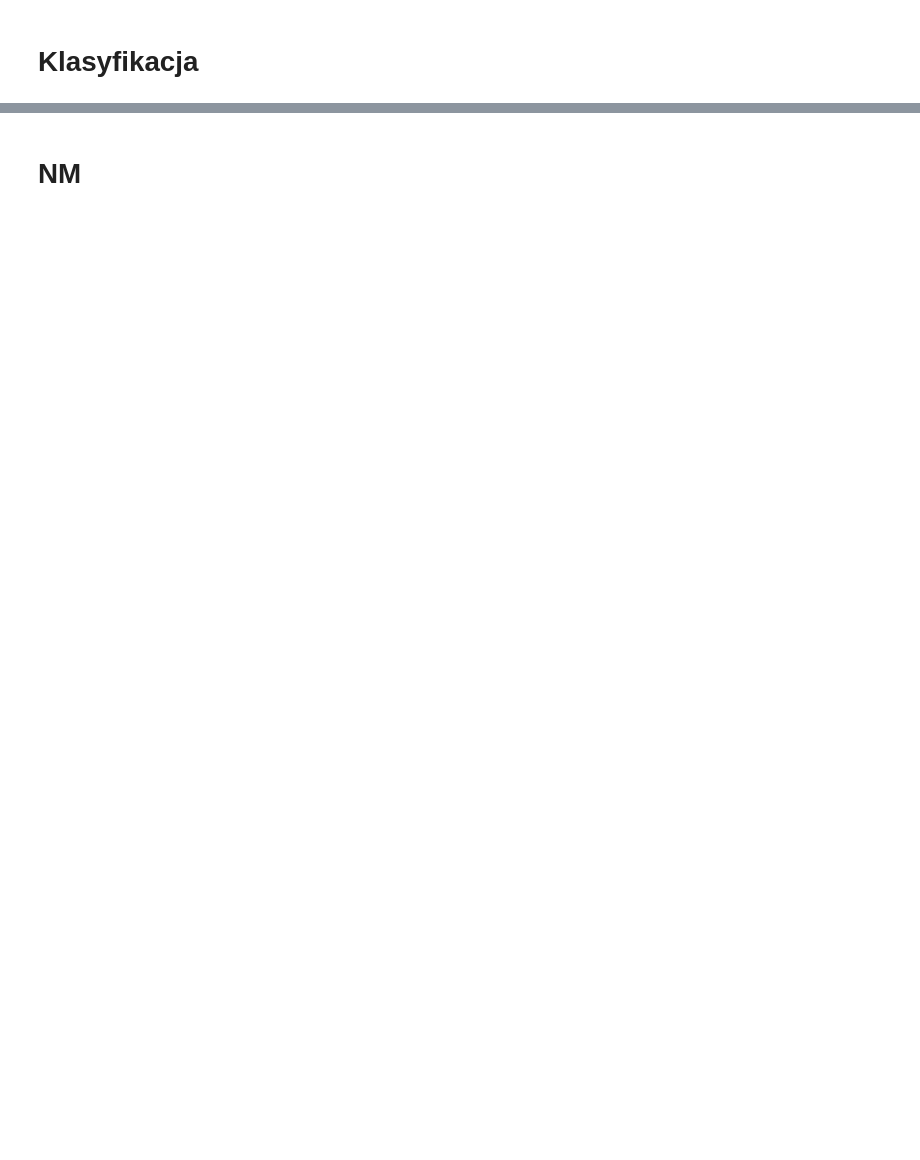
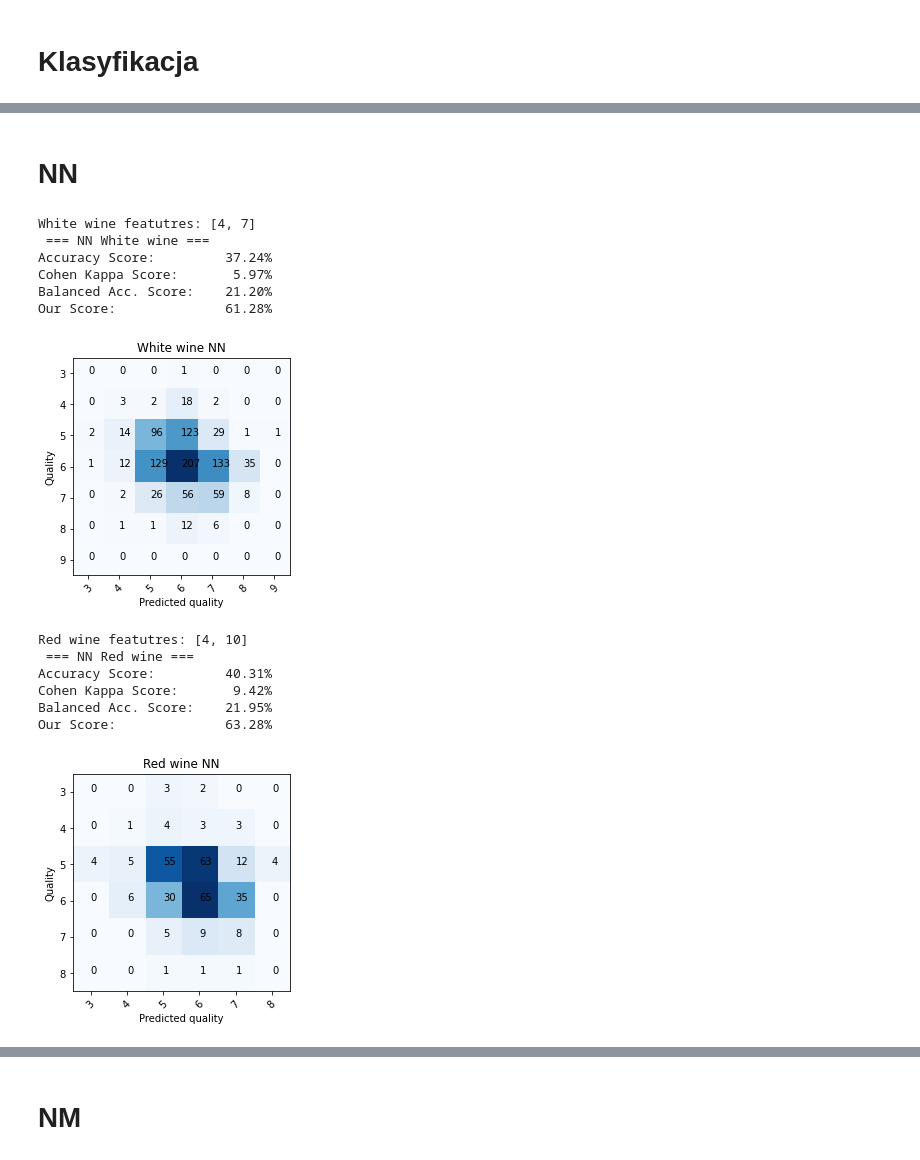
Before and after one commit to startled-cat/wine-quality-classification, a Jupyter notebook: projekt/wine.ipynb, the cells around one changed output, grey strips where cells are left out. Cells and saved outputs as stored; diff of their text form; code cells hidden in the pictures; blank space fills up the shorter version.

```diff
--- a/projekt/wine.ipynb
+++ b/projekt/wine.ipynb
@@ -63,11 +85,19 @@ class Wine:
                 self.normalize()
 
             self.quantities = {}
+            self.train_quantities = {}
+
+            self.train_populated_classes = []
             self.populated_classes = []
+
             for c in ALL_CLASSES:
                 self.quantities[c] = len(self.df[self.df.quality.isin([c])])
+                self.train_quantities[c] = len(self.train[self.train.quality.isin([c])])
+
                 if self.quantities[c] > 0:
                     self.populated_classes.append(c)
+                if self.train_quantities[c] > 0:
+                    self.train_populated_classes.append(c)
 
 
 
@@ -106,6 +136,7 @@ class Wine:
         print(f'{self.name} sample quantity by class (quality): ')
         print(self.quantities)
         print(f'{self.name} populated classes: {self.populated_classes}')
+        print(f'{self.name} populated classes (train set): {self.train_populated_classes}')
         print()
 # %% [output]
 working directory: F:\git
@@ -218,11 +269,12 @@ class FeatureSelector():
         return best_features
 # %%
 # Select best features for white wine samples
-class_ids = white_wine.populated_classes
-number_of_features = 5
+class_ids = white_wine.train_populated_classes
+# number_of_features = 5
 
 fs = FeatureSelector()
-best_white_wine_features = fs.select(white_wine.train, class_ids, ALL_FEATURES_IDS, number_of_features)
+best_white_wine_features = fs.select(white_wine, [5, 6, 7], ALL_FEATURES_IDS, 2, 3)
 best_white_wine_features = list(*best_white_wine_features)
 print(best_white_wine_features)
+white_wine.best_features = best_white_wine_features
 # %% [output]
@@ -230,10 +282,11 @@ print(best_white_wine_features)
 # %%
 # Select best features for red wine samples
-class_ids = red_wine.populated_classes
-number_of_features = 5
+class_ids = red_wine.train_populated_classes
+# number_of_features = 5
 
 fs = FeatureSelector()
-best_red_wine_features = fs.select(red_wine.train, class_ids, ALL_FEATURES_IDS, number_of_features)
+best_red_wine_features = fs.select(red_wine, [5, 6, 7], ALL_FEATURES_IDS, 2, 3)
 best_red_wine_features = list(*best_red_wine_features)
 print(best_red_wine_features)
+red_wine.best_features =best_red_wine_features
 # %% [output]
@@ -395,3 +475,38 @@ test_red_wine_target = red_wine.test['quality']
 #for i in range(1, 21):
     #print(f'k:{i}')
     #k_nearest_neighbor_classifier(i, white_wine_train, white_wine_target, white_wine_test, test_white_wine_target)
+# %%
+scores = {}
+# %% [markdown]
+# NN
+# %%
+# NN
+print(f'White wine featutres: {white_wine.best_features}')
+white_wine_true, white_wine_pred = nearest_neighbor_classifier(white_wine)
+print_results('NN White wine', white_wine_true, white_wine_pred)
+draw_confusion_matrix(white_wine_true, white_wine_pred, 'White wine NN')
+
+
+print(f'Red wine featutres: {red_wine.best_features}')
+red_wine_true, red_wine_pred = nearest_neighbor_classifier(red_wine)
+print_results('NN Red wine', red_wine_true, red_wine_pred)
+draw_confusion_matrix(red_wine_true, red_wine_pred, 'Red wine NN')
+
+scores['NN'] = {}
+scores['NN']['white'] = wine_score(white_wine_true, white_wine_pred)
+scores['NN']['red'] = wine_score(red_wine_true, red_wine_pred)
+# %% [output]
+White wine featutres: [4, 7]
+ === NN White wine ===
+Accuracy Score:         37.24%
+Cohen Kappa Score:       5.97%
+Balanced Acc. Score:    21.20%
+Our Score:              61.28%
+[figure, added]
+Red wine featutres: [4, 10]
+ === NN Red wine ===
+Accuracy Score:         40.31%
+Cohen Kappa Score:       9.42%
+Balanced Acc. Score:    21.95%
+Our Score:              63.28%
+[figure, added]
```
Also changed, not shown: parts of 22 cells of this notebook.
